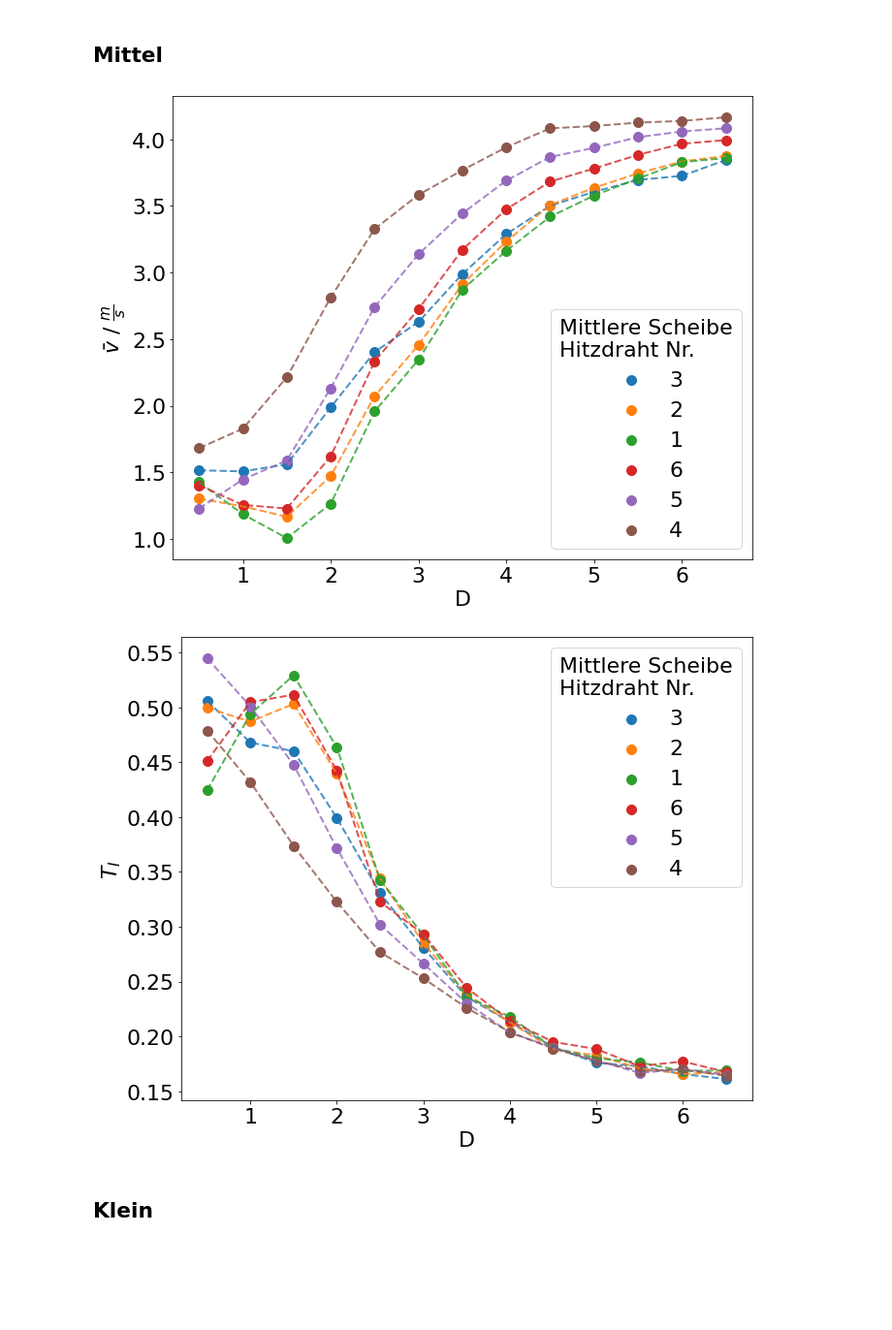
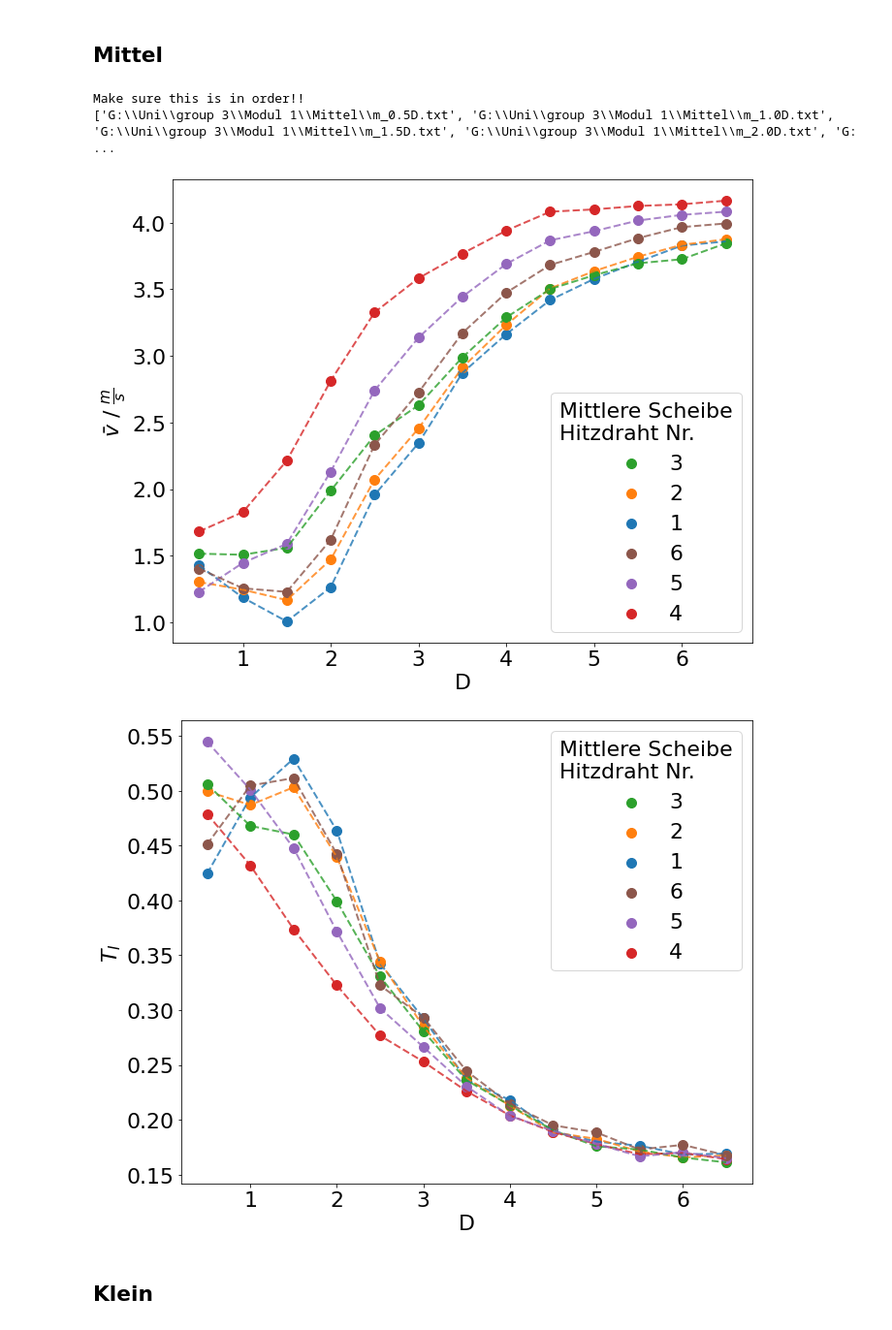
Before and after one commit to T1mors/FPR, a Jupyter notebook: 3 Nachlauf/Modul 1.ipynb, the cells around one changed output. Shown at 97% size. Cells and saved outputs as stored; diff of their text form; code cells hidden in the pictures; blank space fills up the shorter version.

```diff
--- a/3 Nachlauf/Modul 1.ipynb
+++ b/3 Nachlauf/Modul 1.ipynb
@@ -57,6 +58,9 @@ def Read_in_Data (path, dataarray_name_nc, dim3='volt'):
     else:
         # Absolute paths to files
         filenames = [normpath(path+files) for files in os.listdir(path)]
+        filenames = natsort.natsorted(filenames)
+        print('Make sure this is in order!!')
+        print(filenames)
         # xarray handles multidimensional arrays easier
         data_kalibrierung = xr.concat(
             [xr.DataArray(
@@ -171,14 +178,10 @@ path = paths.Modul1+'Kalibrierung ab Mittel/'
 dataarray_name_nc = 'data_kalibrierung.nc'
 data_kalibrierung = Read_in_Data(path, dataarray_name_nc)
 # kali_mean_old = data_kalibrierung.mean(dim='timestep')
-data_kalibrierung = data_kalibrierung.roll(nr=3)
-data_kalibrierung = data_kalibrierung.reindex(nr=data_kalibrierung.nr[::-1])
-data_kalibrierung = data_kalibrierung.sortby('nr')
 
 kali_mean = data_kalibrierung.mean(dim='timestep')
 kali_std = data_kalibrierung.std(dim='timestep')
 
-Nr = ['3','2','1','6','5','4']
 voltage = np.arange(0,5.5,0.5)
 hitzdraht_range = np.linspace(kali_mean.min(dim=('volt', 'nr')), kali_mean.max(dim=('volt', 'nr')), 100)
 velocity = voltage * CONST_Velocity
@@ -214,43 +221,43 @@ D = np.arange(0.5,7.0,0.5)
 path = paths.Modul1+'Mittel/'
 dataarray_name_nc = 'data_mittel.nc'
 data_mittel = Read_in_Data(path, dataarray_name_nc, dim3='D')
-
-data_mittel = data_mittel.roll(nr=3)
-data_mittel = data_mittel.reindex(nr=data_mittel.nr[::-1])
-data_mittel = data_mittel.sortby('nr')
 
 fig_mean, ax_mean = plt.subplots(1,1, figsize=(10,8), tight_layout=True)
 fig_std, ax_std = plt.subplots(1,1, figsize=(10,8), tight_layout=True)
 idx = 0
 for (hitzdraht, i, sty) in zip(data_mittel.T, Nr, default_cycler):
     # First we have to convert voltage to velocity and then take mean/std
     # You cannot interchange mean and non-linear calibration function with one another
     hitzdraht_velocity = xr.DataArray(
         model.eval(params_vec_m_k[idx], x=hitzdraht),
         dims=('timestep','D')
     )
     vel_mean = hitzdraht_velocity.mean(dim='timestep')
     vel_std = hitzdraht_velocity.std(dim='timestep')
 
     ax_mean.scatter(D, vel_mean, label=f'{i}', **sty)
     ax_mean.plot(D, vel_mean, alpha=0.8, ls='--', **sty)
 
     ax_std.scatter(D, vel_std/vel_mean, label=f'{i}', **sty)
     ax_std.plot(D, vel_std/vel_mean, alpha=0.8, ls='--', **sty)
     idx += 1
 
 ax_mean.set_xlabel('D')
 ax_mean.set_ylabel(r'$\bar{v}$ / $\frac{m}{s}$')
-ax_mean.legend(title='Mittlere Scheibe\nHitzdraht Nr.')
+handles, labels = ax_mean.get_legend_handles_labels()
+ax_mean.legend([handles[idx] for idx in order],[labels[idx] for idx in order], title='Mittlere Scheibe\nHitzdraht Nr.')
 fig_mean.savefig('Abb/Modul1/Mittel_mean.png')
 
 ax_std.set_xlabel('D')
 ax_std.set_ylabel(r'$T_I$')
-ax_std.legend(title='Mittlere Scheibe\nHitzdraht Nr.')
+handles, labels = ax_std.get_legend_handles_labels()
+ax_std.legend([handles[idx] for idx in order],[labels[idx] for idx in order], title='Mittlere Scheibe\nHitzdraht Nr.')
 fig_std.savefig('Abb/Modul1/Mittel_turb_int.png')
 # %% [output]
+Make sure this is in order!!
+['G:\\Uni\\group 3\\Modul 1\\Mittel\\m_0.5D.txt', 'G:\\Uni\\group 3\\Modul 1\\Mittel\\m_1.0D.txt', 'G:\\Uni\\group 3\\Modul 1\\Mittel\\m_1.5D.txt', 'G:\\Uni\\group 3\\Modul 1\\Mittel\\m_2.0D.txt', 'G: ...
-[figure, old version]
+[figure, new version]
-[figure, old version]
+[figure, new version]
 # %% [markdown]
 ## Klein
 # %%
```
Also changed, not shown: parts of 16 cells of this notebook, 9 other files.
